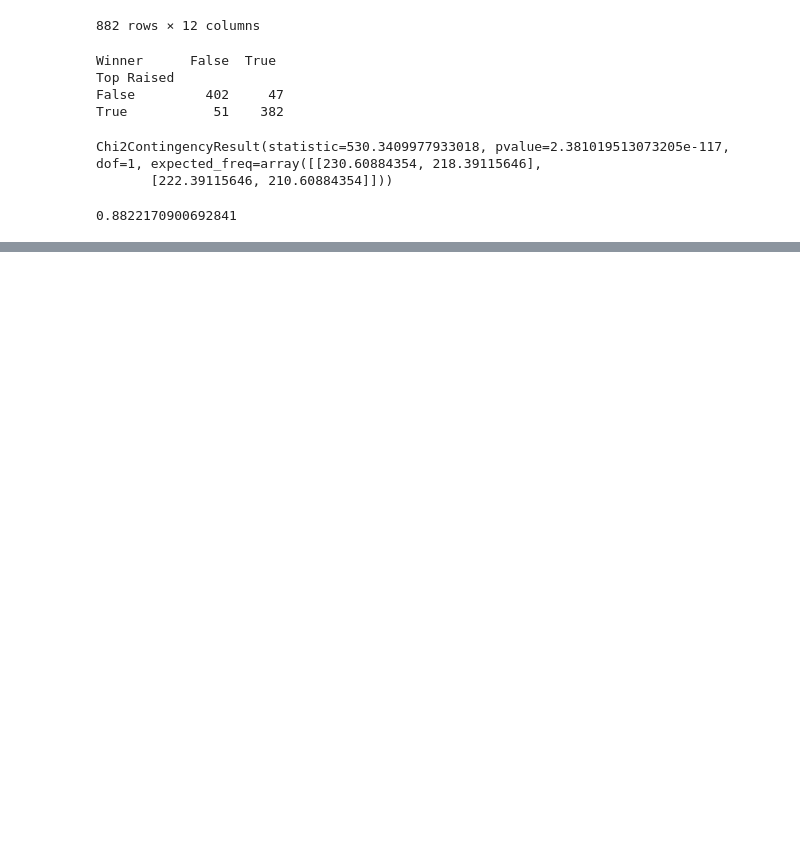
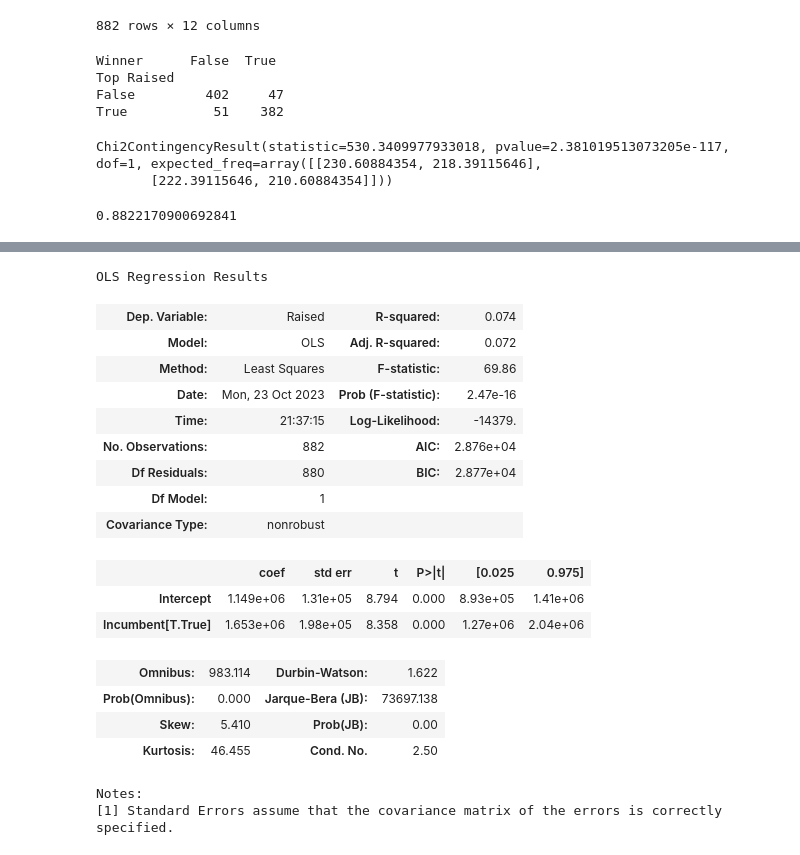
Before and after one commit to KagonDeans/webscraping-open-secrets, a Jupyter notebook: notebooks/MP_HOR_EDA.ipynb, the cells around one changed output, grey strips where cells are left out. Saved outputs shown, nothing was run; the diff lists cells and outputs as text; code cells hidden in the pictures; blank space fills up the shorter version.

```diff
--- a/notebooks/MP_HOR_EDA.ipynb
+++ b/notebooks/MP_HOR_EDA.ipynb
@@ -95,0 +124,25 @@ Chi2ContingencyResult(statistic=530.3409977933018, pvalue=2.381019513073205e-117
+# %%
+#linear regression of money raised ~ incumbent
+
+imr = smf.ols('Raised ~ Incumbent', data = hor).fit()
+imr.summary()
+# %% [output]
+OLS Regression Results
+| Dep. Variable: | Raised | R-squared: | 0.074 |
+| Model: | OLS | Adj. R-squared: | 0.072 |
+| Method: | Least Squares | F-statistic: | 69.86 |
+| Date: | Mon, 23 Oct 2023 | Prob (F-statistic): | 2.47e-16 |
+| Time: | 21:37:15 | Log-Likelihood: | -14379. |
+| No. Observations: | 882 | AIC: | 2.876e+04 |
+| Df Residuals: | 880 | BIC: | 2.877e+04 |
+| Df Model: | 1 |  |  |
+| Covariance Type: | nonrobust |  |  |
+|  | coef | std err | t | P>|t| | [0.025 | 0.975] |
+| Intercept | 1.149e+06 | 1.31e+05 | 8.794 | 0.000 | 8.93e+05 | 1.41e+06 |
+| Incumbent[T.True] | 1.653e+06 | 1.98e+05 | 8.358 | 0.000 | 1.27e+06 | 2.04e+06 |
+| Omnibus: | 983.114 | Durbin-Watson: | 1.622 |
+| Prob(Omnibus): | 0.000 | Jarque-Bera (JB): | 73697.138 |
+| Skew: | 5.410 | Prob(JB): | 0.00 |
+| Kurtosis: | 46.455 | Cond. No. | 2.50 |
+Notes:
+[1] Standard Errors assume that the covariance matrix of the errors is correctly specified.
```
Also changed, not shown: parts of 12 cells of this notebook, 2 other files.
